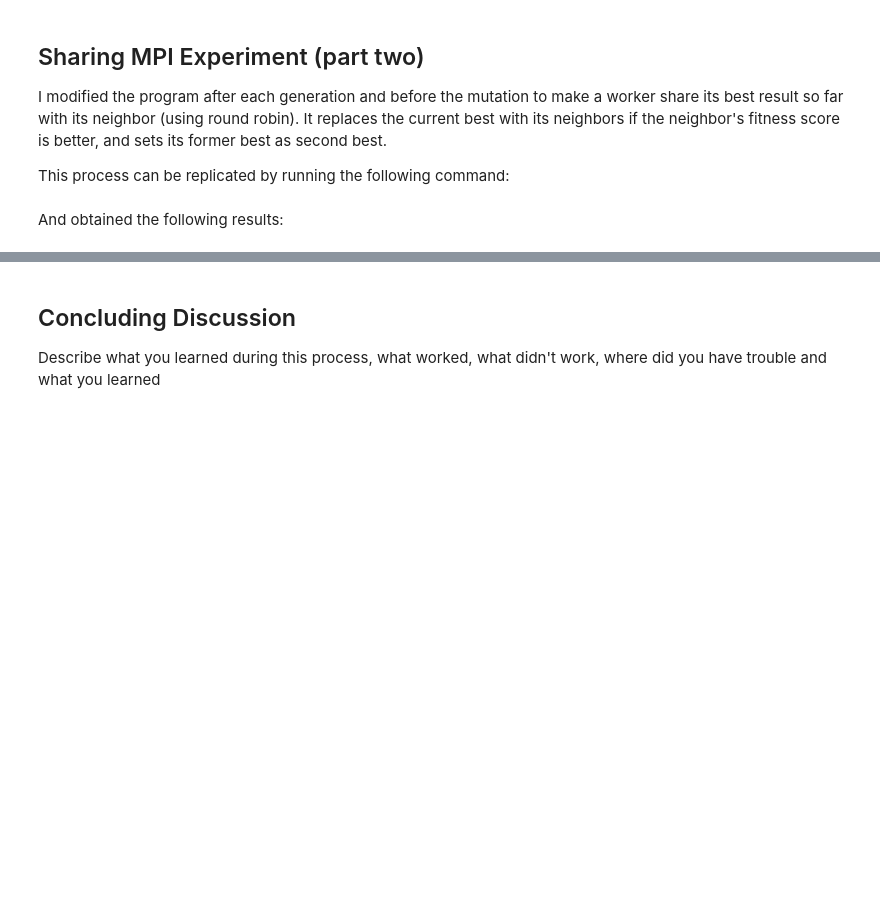
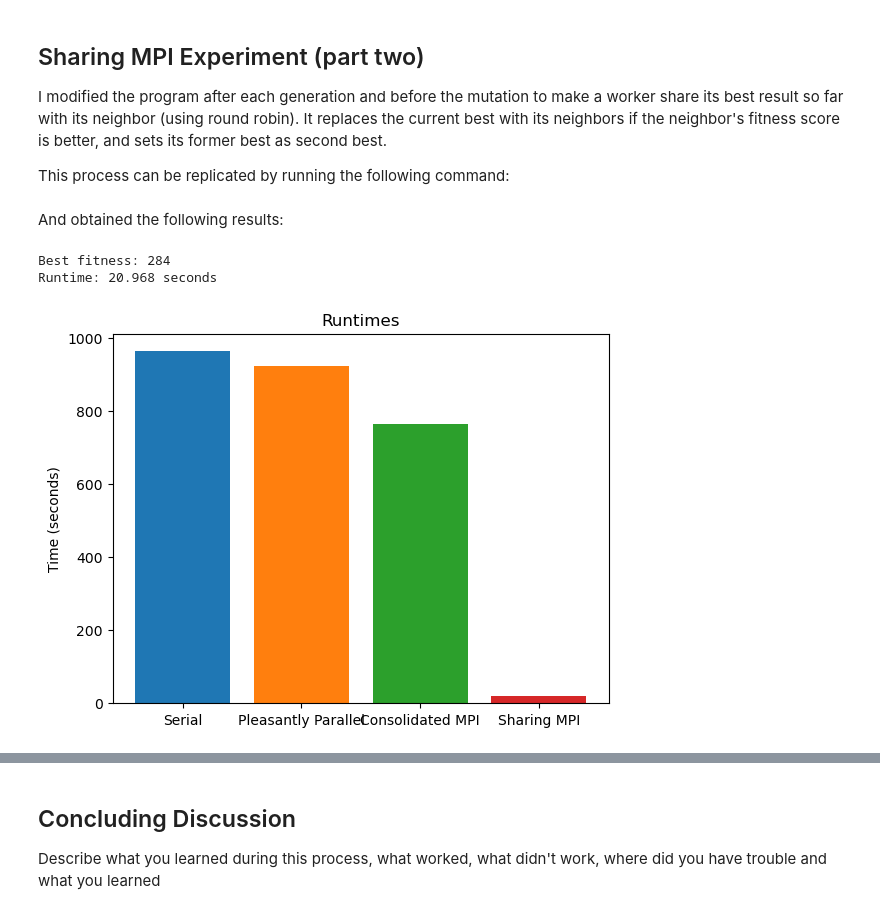
Before and after one commit to wijayaju/CMSE401, a Jupyter notebook: HW/HW4/wijayaju_HW4/Report.ipynb, the cells around one changed output, grey strips where cells are left out. Saved outputs shown, nothing was run; the diff lists cells and outputs as text; code cells hidden in the pictures; blank space fills up the shorter version.

```diff
--- a/HW/HW4/wijayaju_HW4/Report.ipynb
+++ b/HW/HW4/wijayaju_HW4/Report.ipynb
@@ -87,6 +91,20 @@ This process can be replicated by running the following command:
 # %% [markdown]
 And obtained the following results:
 # %%
-best4 = pass
+best4 = 284
 print("Best fitness:",best4)
+print("Runtime:",20.968,"seconds")
+# %% [output]
+Best fitness: 284
+Runtime: 20.968 seconds
+# %%
+plt.title("Runtimes")
+plt.bar('Serial',np.average(times))
+plt.bar('Pleasantly Parallel',921.994)
+plt.bar('Consolidated MPI',765.276)
+plt.bar('Sharing MPI',20.968)
+plt.ylabel('Time (seconds)')
+plt.show()
+# %% [output]
+[figure, added]
 # %%
```
Also changed, not shown: parts of 6 cells of this notebook.
